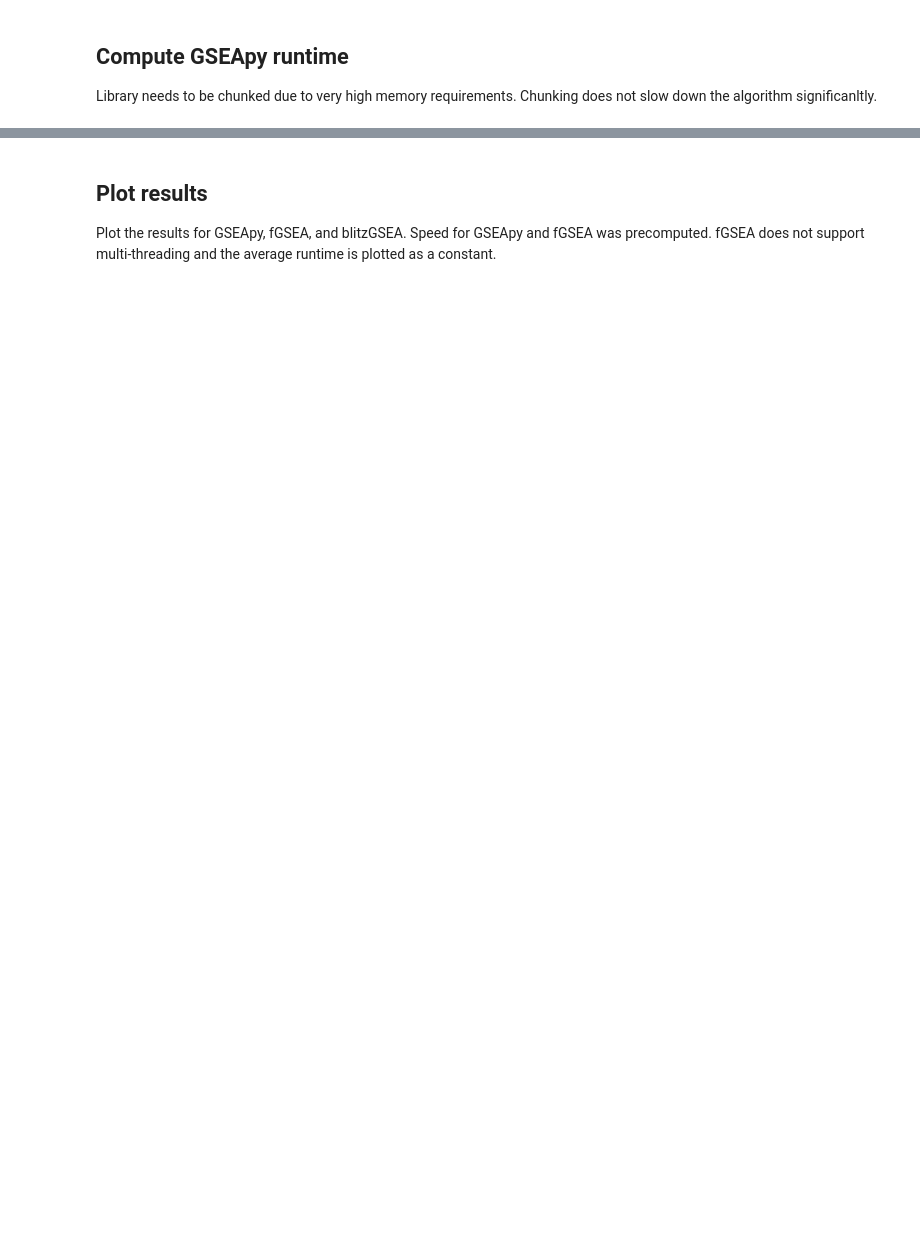
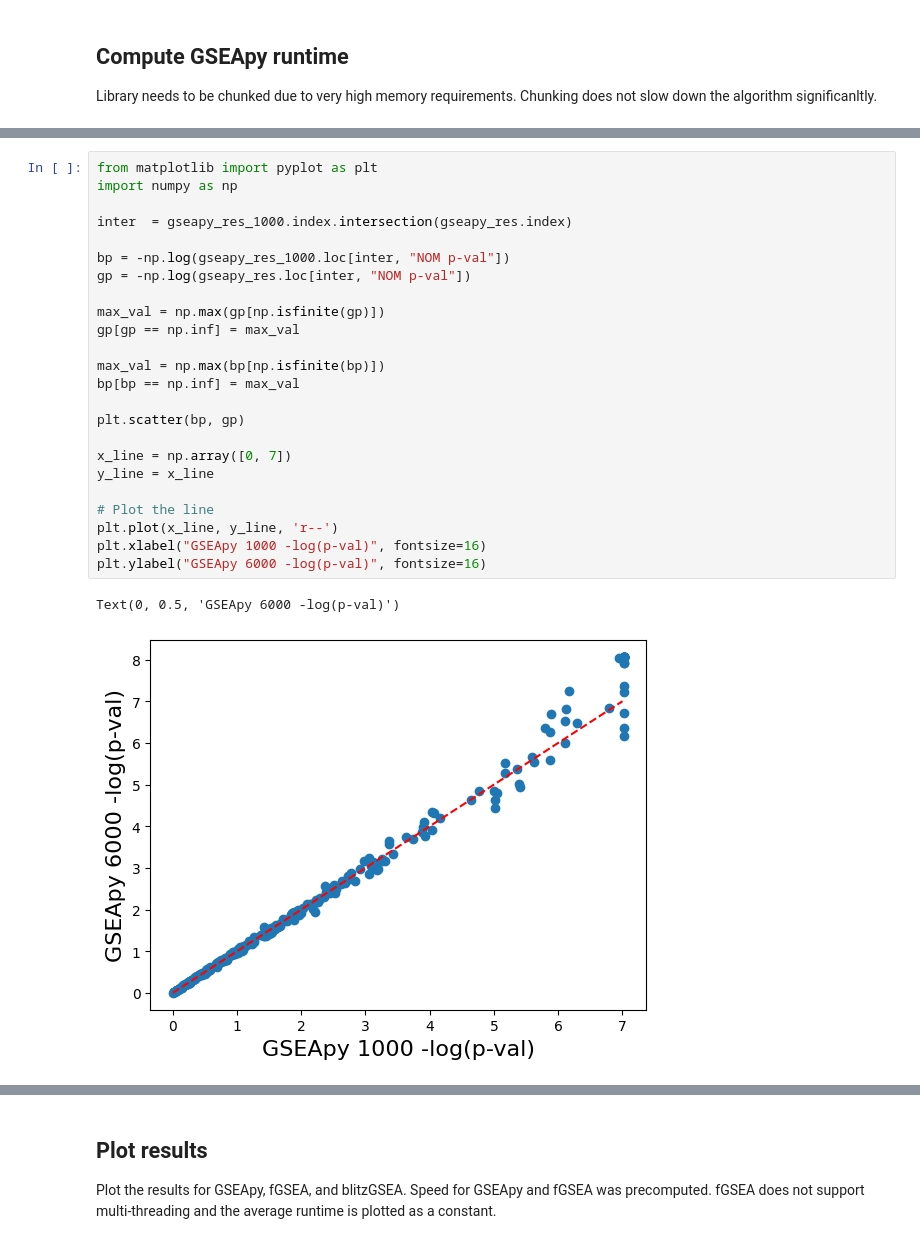
Before and after one commit to MaayanLab/blitzgsea, a Jupyter notebook: testing/speed_benchmark.ipynb, the cells around one changed output, grey strips where cells are left out. Cells and saved outputs as stored; diff of their text form; blank space fills up the shorter version.

```diff
--- a/testing/speed_benchmark.ipynb
+++ b/testing/speed_benchmark.ipynb
@@ -91,0 +351,27 @@ for p in range(1,9):
+# %%
+from matplotlib import pyplot as plt
+import numpy as np
+
+inter  = gseapy_res_1000.index.intersection(gseapy_res.index)
+
+bp = -np.log(gseapy_res_1000.loc[inter, "NOM p-val"])
+gp = -np.log(gseapy_res.loc[inter, "NOM p-val"])
+
+max_val = np.max(gp[np.isfinite(gp)])
+gp[gp == np.inf] = max_val
+
+max_val = np.max(bp[np.isfinite(bp)])
+bp[bp == np.inf] = max_val
+
+plt.scatter(bp, gp)
+
+x_line = np.array([0, 7])
+y_line = x_line
+
+# Plot the line
+plt.plot(x_line, y_line, 'r--')
+plt.xlabel("GSEApy 1000 -log(p-val)", fontsize=16)
+plt.ylabel("GSEApy 6000 -log(p-val)", fontsize=16)
+# %% [output]
+Text(0, 0.5, 'GSEApy 6000 -log(p-val)')
+[figure, added]
```
Also changed, not shown: parts of 18 cells of this notebook, 2 other files.
